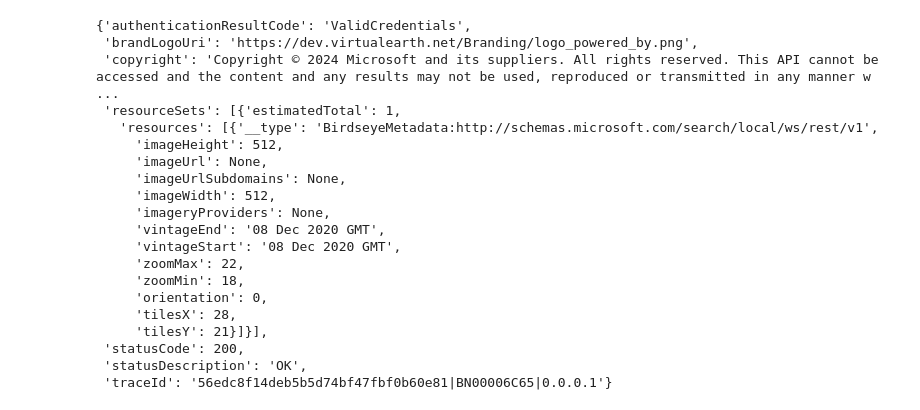
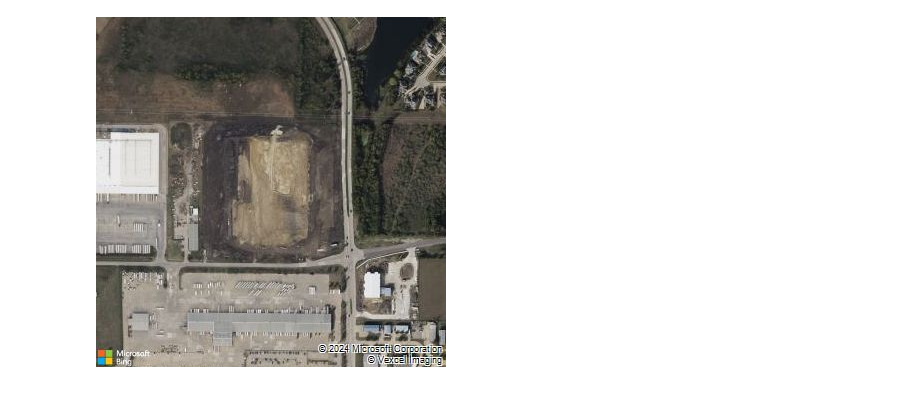
Before and after one commit to MilesJuddPorter/CBRE-Datathon, a Jupyter notebook: harder_challenge/api_test.ipynb, the cells around one changed output. Cells and saved outputs as stored; diff of their text form; code cells hidden in the pictures.

```diff
--- a/harder_challenge/api_test.ipynb
+++ b/harder_challenge/api_test.ipynb
@@ -14,3 +14,3 @@ samp.iloc[0]['Address']
 # %%
-imgMax, imgMin, metadata = s.bing_pipeline(samp.iloc[0]['Address'], "BirdseyeV2")
+image, metadata = s.bing_pipeline(samp.iloc[0]['Address'], imagerySet="Aerial", zoomLevel=16)
 # %% [output]
@@ -22,23 +18,4 @@ imgMin
-# %%
-metadata
-# %% [output]
-{'authenticationResultCode': 'ValidCredentials',
- 'brandLogoUri': 'https://dev.virtualearth.net/Branding/logo_powered_by.png',
- 'copyright': 'Copyright © 2024 Microsoft and its suppliers. All rights reserved. This API cannot be accessed and the content and any results may not be used, reproduced or transmitted in any manner w ...
- 'resourceSets': [{'estimatedTotal': 1,
-   'resources': [{'__type': 'BirdseyeMetadata:http://schemas.microsoft.com/search/local/ws/rest/v1',
-     'imageHeight': 512,
-     'imageUrl': None,
-     'imageUrlSubdomains': None,
-     'imageWidth': 512,
-     'imageryProviders': None,
-     'vintageEnd': '08 Dec 2020 GMT',
-     'vintageStart': '08 Dec 2020 GMT',
-     'zoomMax': 22,
-     'zoomMin': 18,
-     'orientation': 0,
-     'tilesX': 28,
-     'tilesY': 21}]}],
- 'statusCode': 200,
- 'statusDescription': 'OK',
- 'traceId': '56edc8f14deb5b5d74bf47fbf0b60e81|BN00006C65|0.0.0.1'}
+# %%
+image
+# %% [output]
+[figure, added]
```
Also changed, not shown: parts of 3 cells of this notebook, 1 other file.
